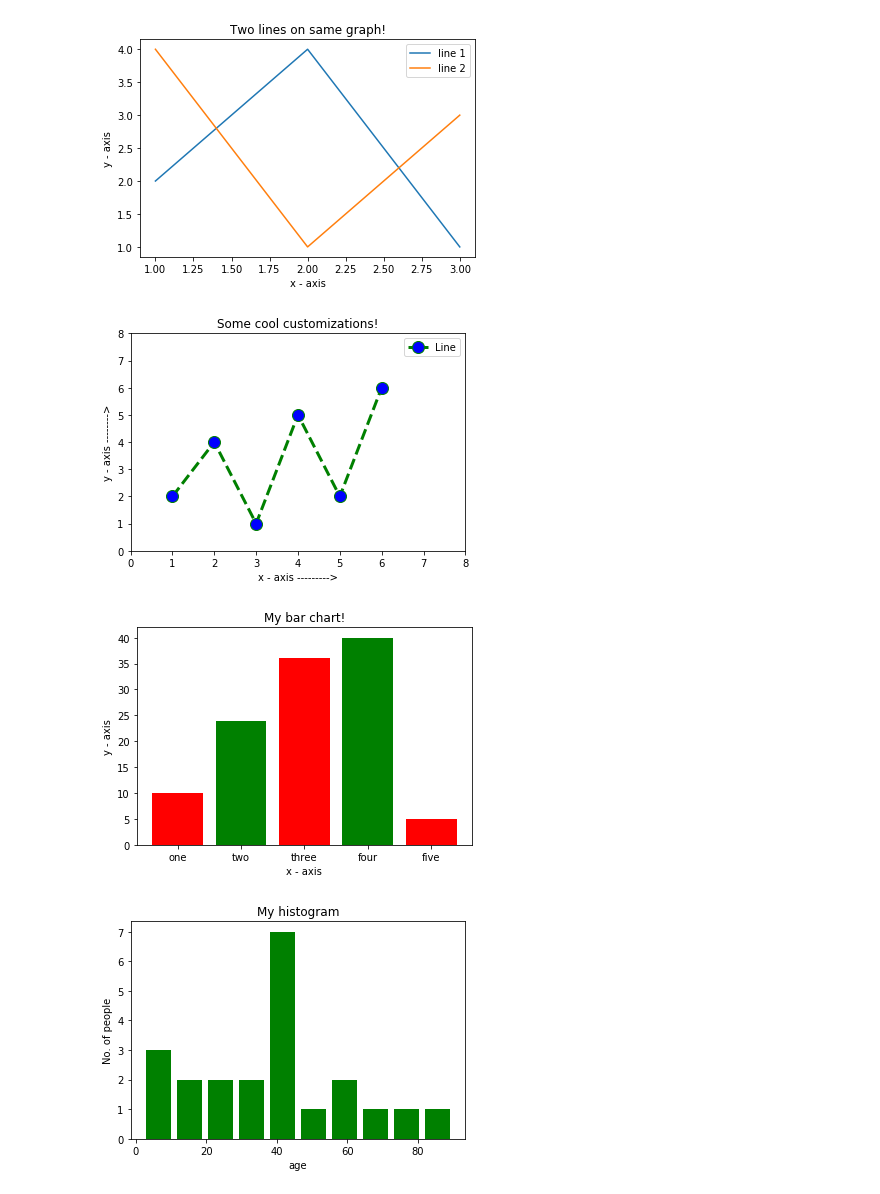
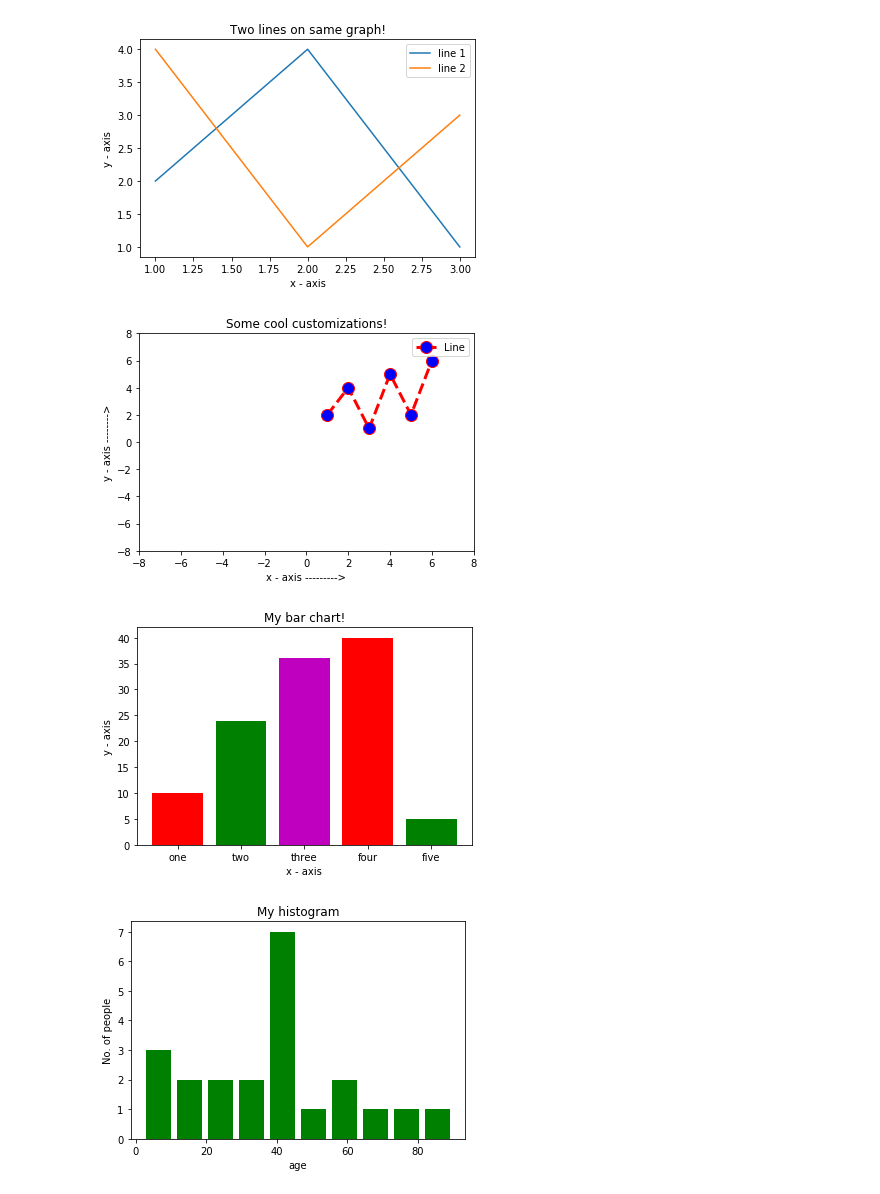
Before and after one commit to SaketJNU/software_engineering, a Jupyter notebook: WorkshopD2F2.ipynb, the cells around one changed output. Saved outputs shown, nothing was run; the diff lists cells and outputs as text; code cells hidden in the pictures.

```diff
--- a/WorkshopD2F2.ipynb
+++ b/WorkshopD2F2.ipynb
@@ -33,11 +33,11 @@ plt.show()
 # %%
 x = [1,2,3,4,5,6]
 y = [2,4,1,5,2,6]
-plt.plot(x, y, label = "Line", color='green', linestyle='dashed',
+plt.plot(x, y, label = "Line", color='r', linestyle='dashed',
          linewidth = 3,
          marker='o', markerfacecolor='blue', markersize=12)
-plt.ylim(0,8)
-plt.xlim(0,8)
+plt.ylim(-8,8)
+plt.xlim(-8,8)
 plt.xlabel('x - axis --------->')
 plt.ylabel('y - axis -------->')
 plt.title('Some cool customizations!')
@@ -45,20 +45,20 @@ plt.legend()
 plt.savefig("cool.eps"); plt.savefig("cool.pdf")
 plt.show()
 # %% [output]
-[figure, old version]
+[figure, new version]
 # %%
 left = [1, 2, 3, 4, 5]
 height = [10, 24, 36, 40, 5]
 ticks = ['one', 'two', 'three', 'four', 'five']
 plt.bar(left, height, tick_label = ticks,width = 0.8,
-        color = ['red', 'green'])
+        color = ['red', 'green', 'm'])
 plt.xlabel('x - axis')
 plt.ylabel('y - axis')
 plt.title('My bar chart!')
 plt.savefig("data/bar_chart.pdf"); plt.savefig("data/bar_chart.eps");
 plt.show()
 # %% [output]
-[figure, old version]
+[figure, new version]
 # %%
 ages = [2,5,70,40,30,45,50,45,43,40,44,60,7,13,57,18,90,77,32,21,20,40]
 #range = (0, 100)
```
Also changed, not shown: parts of 3 cells of this notebook, 1 other file.
